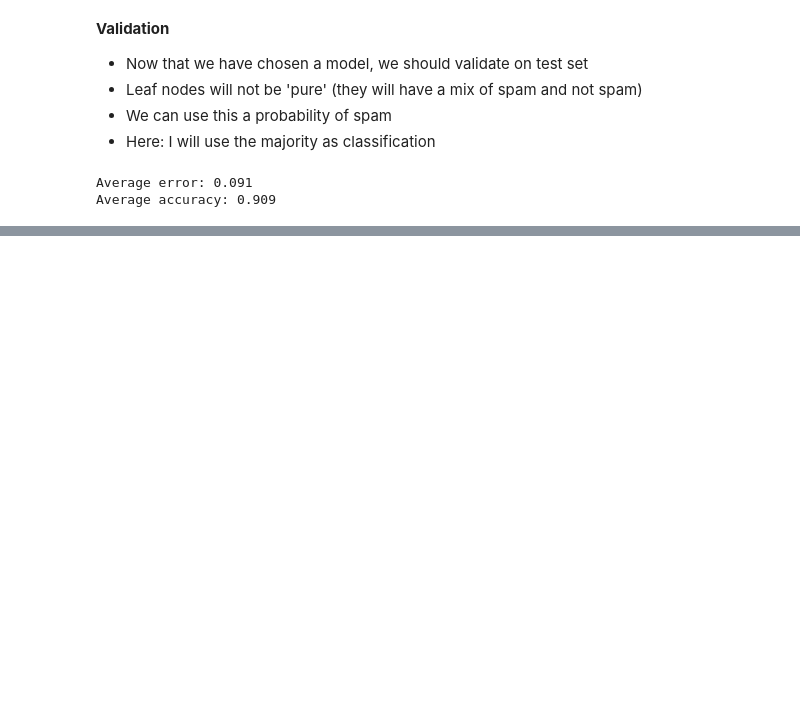
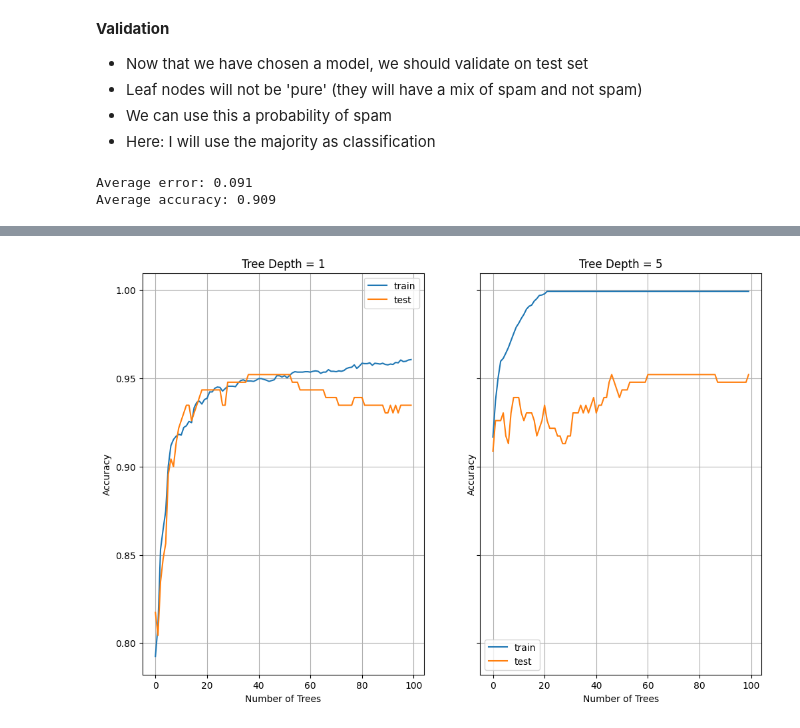
Before and after one commit to omesner/UMSTATS504, a Jupyter notebook: trees/trees.ipynb, the cells around one changed output, grey strips where cells are left out. Drawn from its saved outputs; the diff is of its cells as text; code cells hidden in the pictures; blank space fills up the shorter version.

Commit message:
AdaBoost and random forest
	- Could use more detail on gradient boosting and RFs

```diff
--- a/trees/trees.ipynb
+++ b/trees/trees.ipynb
@@ -733,0 +782,31 @@ Average accuracy: 0.909
+# %%
+from sklearn.ensemble import AdaBoostClassifier
+
+depth = [1, 5]
+
+fig, axs = plt.subplots(1, 2, sharey=True)
+
+for itr in range(2):
+    learner = tree.DecisionTreeClassifier(
+        criterion='entropy', max_depth=depth[itr])
+    clf = AdaBoostClassifier(learner, n_estimators=100)
+    clf.fit(train_set.drop(columns='Y'), train_set['Y'])
+
+    train_accuracy = list(clf.staged_score(
+        train_set.drop(columns='Y'), train_set['Y']))
+    test_accuracy = list(clf.staged_score(
+        test_set.drop(columns='Y'), test_set['Y']))
+
+    axs[itr].plot(train_accuracy, label='train')
+    axs[itr].plot(test_accuracy, label='test')
+    axs[itr].legend()
+    axs[itr].set_title(f'Tree Depth = {depth[itr]}')
+
+for ax in fig.get_axes():
+    ax.label_outer()
+    ax.grid(True)
+
+for ax in axs.flat:
+    ax.set(xlabel='Number of Trees', ylabel='Accuracy');
+# %% [output]
+[figure, added]
```
Also changed, not shown: parts of 7 cells of this notebook.
